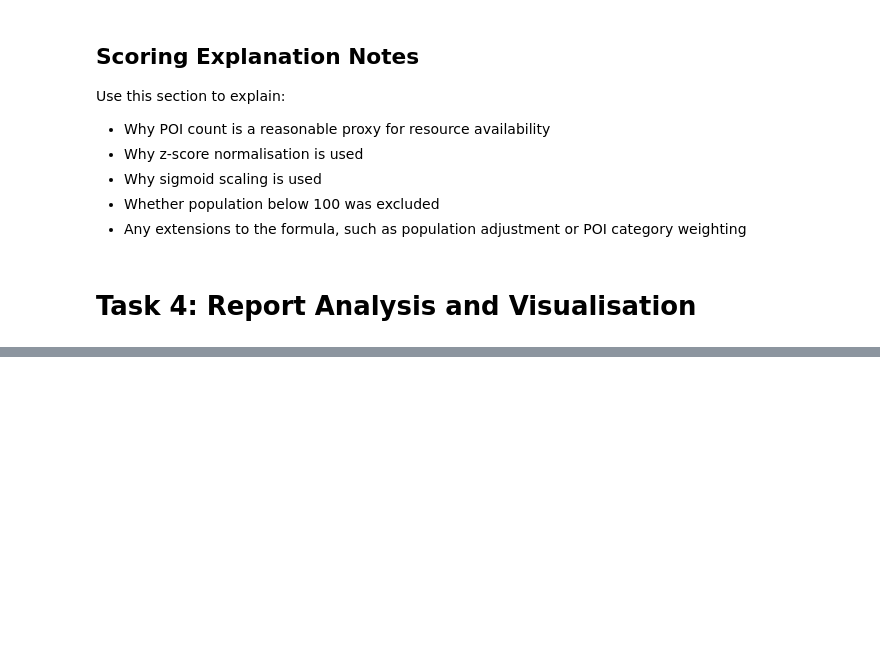
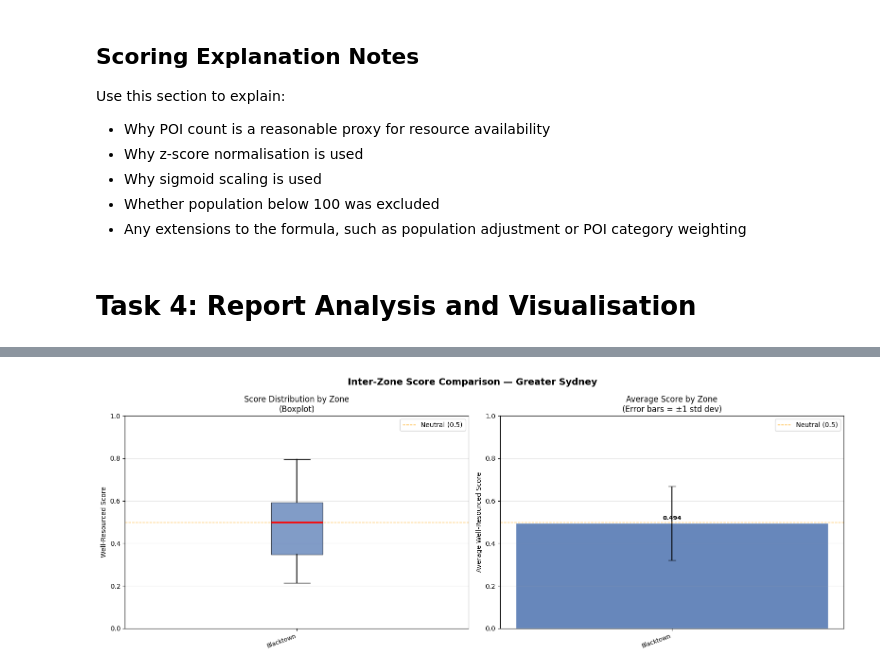
Before and after one commit to Ronnie-711/DATA2001_assignment, a Jupyter notebook: assignment.ipynb, the cells around one changed output, grey strips where cells are left out. Cells and saved outputs as stored; diff of their text form; code cells hidden in the pictures; blank space fills up the shorter version.

```diff
--- a/assignment.ipynb
+++ b/assignment.ipynb
@@ -2286,0 +2389,82 @@ Possible limitations:
+# %%
+zone_summary = all_scores_df.groupby("sa4_name").agg(
+    avg_score=("score_final", "mean"),
+    median_score=("score_final", "median"),
+    std_score=("score_final", "std"),
+    min_score=("score_final", "min"),
+    max_score=("score_final", "max"),
+    range_score=("score_final", lambda x: x.max() - x.min()),
+    sa2_count=("sa2_name", "count"),
+    avg_poi=("poi_count", "mean"),
+).round(4)
+
+print("Inter-Zone Summary Statistics:")
+print(zone_summary.to_string())
+
+fig, axes = plt.subplots(1, 2, figsize=(16, 6))
+fig.suptitle("Inter-Zone Score Comparison — Greater Sydney",
+             fontsize=14, fontweight="bold")
+
+# --- Plot 1: Grouped boxplot ---
+ax1 = axes[0]
+data_by_zone = [
+    all_scores_df[all_scores_df["sa4_name"] == zone]["score_final"].values
+    for zone in zones
+]
+bp = ax1.boxplot(
+    data_by_zone,
+    patch_artist=True,
+    medianprops=dict(color="red", linewidth=2),
+    whiskerprops=dict(linewidth=1.5),
+    flierprops=dict(marker="o", markersize=5)
+)
+for patch, zone in zip(bp["boxes"], zones):
+    patch.set_facecolor(zone_colours.get(zone, "#4C72B0"))
+    patch.set_alpha(0.7)
+
+ax1.set_xticklabels(
+    [z.replace("Sydney - ", "") for z in zones],
+    rotation=20, ha="right", fontsize=9
+)
+ax1.axhline(0.5, color="orange", linestyle="--", linewidth=1, label="Neutral (0.5)")
+ax1.set_title("Score Distribution by Zone\n(Boxplot)")
+ax1.set_ylabel("Well-Resourced Score")
+ax1.set_ylim(0, 1)
+ax1.legend()
+ax1.grid(axis="y", alpha=0.3)
+
+# --- Plot 2: Average score bar chart with std error bars ---
+ax2 = axes[1]
+zone_labels = [z.replace("Sydney - ", "") for z in zone_summary.index]
+bars = ax2.bar(
+    zone_labels,
+    zone_summary["avg_score"],
+    color=[zone_colours.get(z, "#4C72B0") for z in zone_summary.index],
+    edgecolor="white",
+    alpha=0.85
+)
+ax2.errorbar(
+    zone_labels,
+    zone_summary["avg_score"],
+    yerr=zone_summary["std_score"],
+    fmt="none",
+    color="black",
+    capsize=6,
+    linewidth=1.5
+)
+ax2.axhline(0.5, color="orange", linestyle="--", linewidth=1, label="Neutral (0.5)")
+for bar, val in zip(bars, zone_summary["avg_score"]):
+    ax2.text(bar.get_x() + bar.get_width()/2, bar.get_height() + 0.01,
+             f"{val:.3f}", ha="center", va="bottom", fontsize=9, fontweight="bold")
+ax2.set_title("Average Score by Zone\n(Error bars = ±1 std dev)")
+ax2.set_ylabel("Average Well-Resourced Score")
+ax2.set_xticklabels(zone_labels, rotation=20, ha="right", fontsize=9)
+ax2.set_ylim(0, 1)
+ax2.legend()
+ax2.grid(axis="y", alpha=0.3)
+
+plt.tight_layout()
+plt.savefig("task4_inter_zone_comparison.png", dpi=150, bbox_inches="tight")
+plt.show()
+print("✓ Inter-zone comparison saved.")
+# %% [output]
@@ -2286,0 +2475 @@ Possible limitations:
+[figure, added]
```
Also changed, not shown: parts of 13 cells of this notebook, 3 other files.
